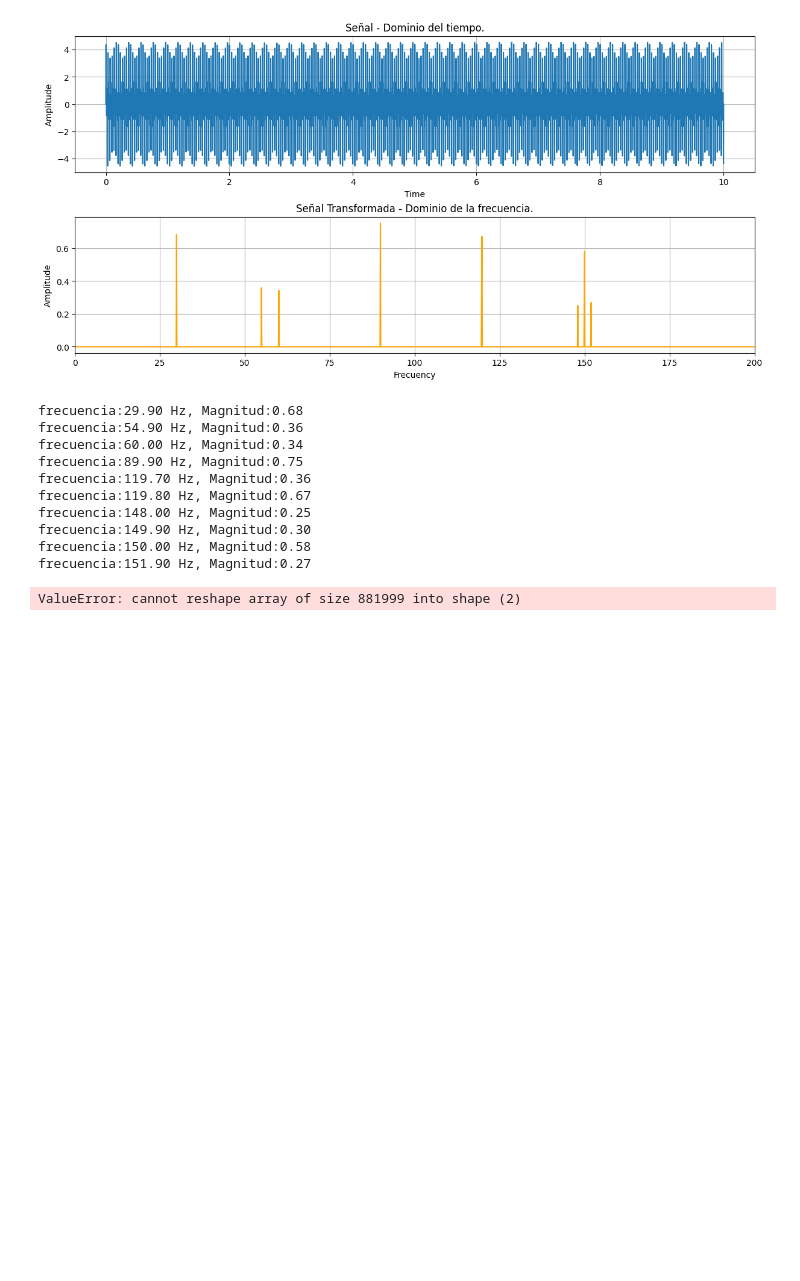
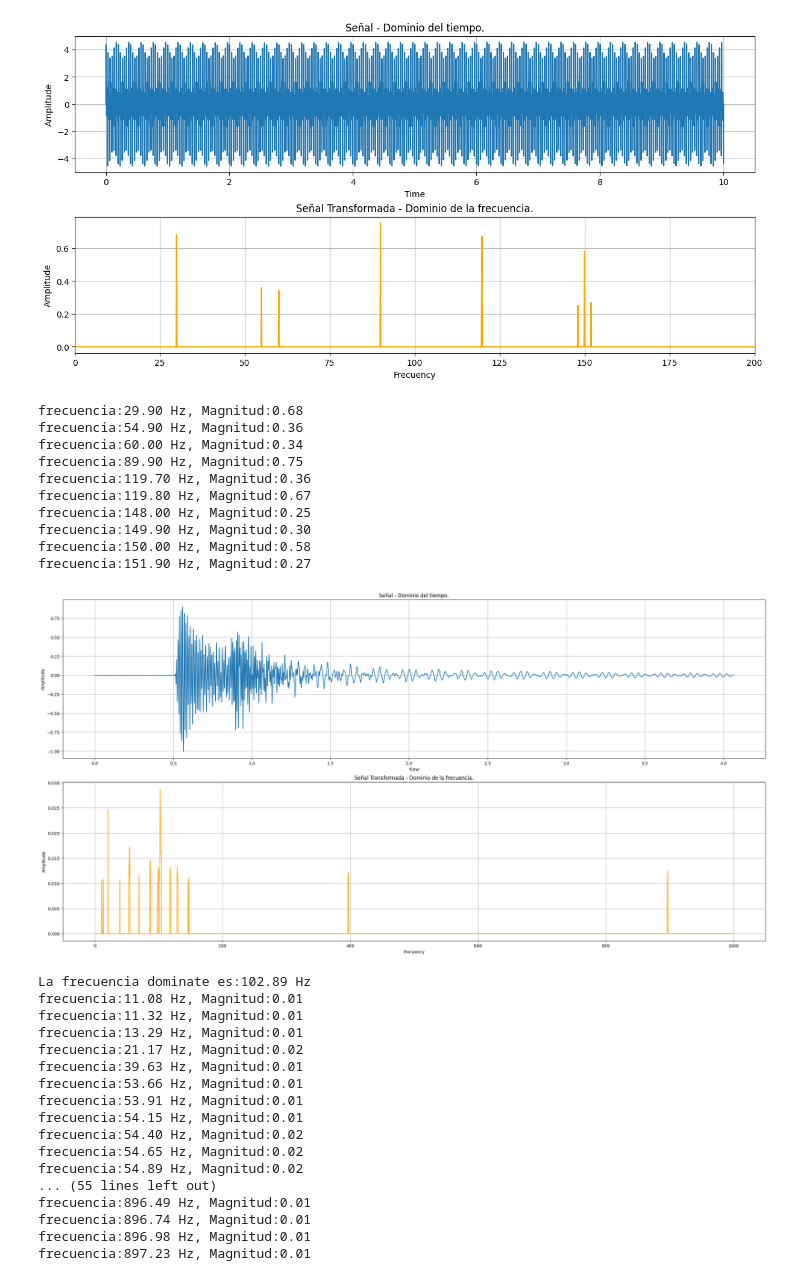
Before and after one commit to EhwazM/FCII-Pytthon, a Jupyter notebook: Clase 22.1 - Seguimos con Fourier.ipynb, the cells around one changed output. Saved outputs shown, nothing was run; the diff lists cells and outputs as text; code cells hidden in the pictures; blank space fills up the shorter version.

```diff
--- a/Clase 22.1 - Seguimos con Fourier.ipynb
+++ b/Clase 22.1 - Seguimos con Fourier.ipynb
@@ -88,7 +88,7 @@ frecuencia:149.90 Hz, Magnitud:0.30
 frecuencia:150.00 Hz, Magnitud:0.58
 frecuencia:151.90 Hz, Magnitud:0.27
 # %%
-SampleRate, audioData = wavfile.read("440.wav")
+SampleRate, audioData = wavfile.read("ButtonIn.wav")
 
 if audioData.ndim > 1:
     audioData = audioData[:,0]
@@ -102,32 +102,49 @@ results = FFT(audioData)
 amp = [abs(x)*(2/len(results)) for x in results]
 amp = amp[:n//2]
 frecuencies = FFTFrec(n, d=1/sampleRate)[:n//2]
 
-umbral = 0.03
+umbral = 0.01
 filterAmp = [m if m > umbral else 0 for m in amp]
 dominatFreq = [(frecuencies[i], amp[i]) for i in range(len(amp)) if amp[i] > umbral]
 
 fig, ax = plt.subplots(2, 1, figsize = (24, 12), layout = "constrained")
 
 ax[0].plot(t, audioData)
 ax[0].set_title("Señal - Dominio del tiempo.")
 ax[0].set_xlabel("Time")
 ax[0].set_ylabel("Amplitude")
 ax[0].grid()
 ax[1].plot(frecuencies, filterAmp, color="orange")
 ax[1].set_title("Señal Transformada - Dominio de la frecuencia.")
 ax[1].set_xlabel("Frecuency")
 ax[1].set_ylabel("Amplitude")
 # ax[1].set_xlim([0,10])
 ax[1].grid()
 
 plt.show()
 
 pIndex = np.argmax(amp)
 major_frec = frecuencies[pIndex]
 print(f"La frecuencia dominate es:{major_frec:.2f} Hz")
 
 for f, a in dominatFreq:
     print(f"frecuencia:{f:.2f} Hz, Magnitud:{a:.2f}")
 # %% [output]
+[figure, added]
-ValueError: cannot reshape array of size 881999 into shape (2)
+La frecuencia dominate es:102.89 Hz
+frecuencia:11.08 Hz, Magnitud:0.01
+frecuencia:11.32 Hz, Magnitud:0.01
+frecuencia:13.29 Hz, Magnitud:0.01
+frecuencia:21.17 Hz, Magnitud:0.02
+frecuencia:39.63 Hz, Magnitud:0.01
+frecuencia:53.66 Hz, Magnitud:0.01
+frecuencia:53.91 Hz, Magnitud:0.01
+frecuencia:54.15 Hz, Magnitud:0.01
+frecuencia:54.40 Hz, Magnitud:0.02
+frecuencia:54.65 Hz, Magnitud:0.02
+frecuencia:54.89 Hz, Magnitud:0.02
+... (55 lines left out)
+frecuencia:896.49 Hz, Magnitud:0.01
+frecuencia:896.74 Hz, Magnitud:0.01
+frecuencia:896.98 Hz, Magnitud:0.01
+frecuencia:897.23 Hz, Magnitud:0.01
```
Also changed, not shown: parts of 1 cell of this notebook, 3 other files.
